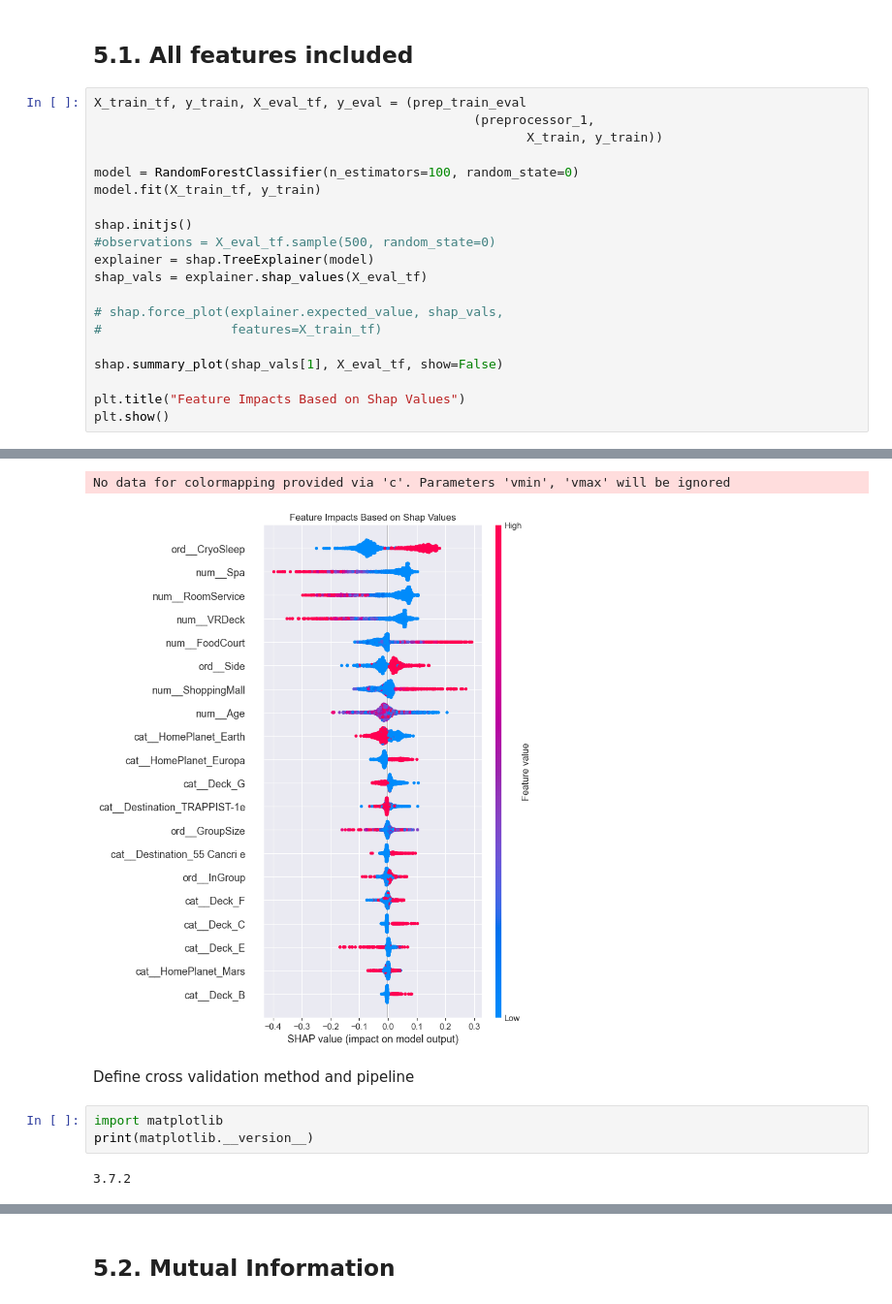
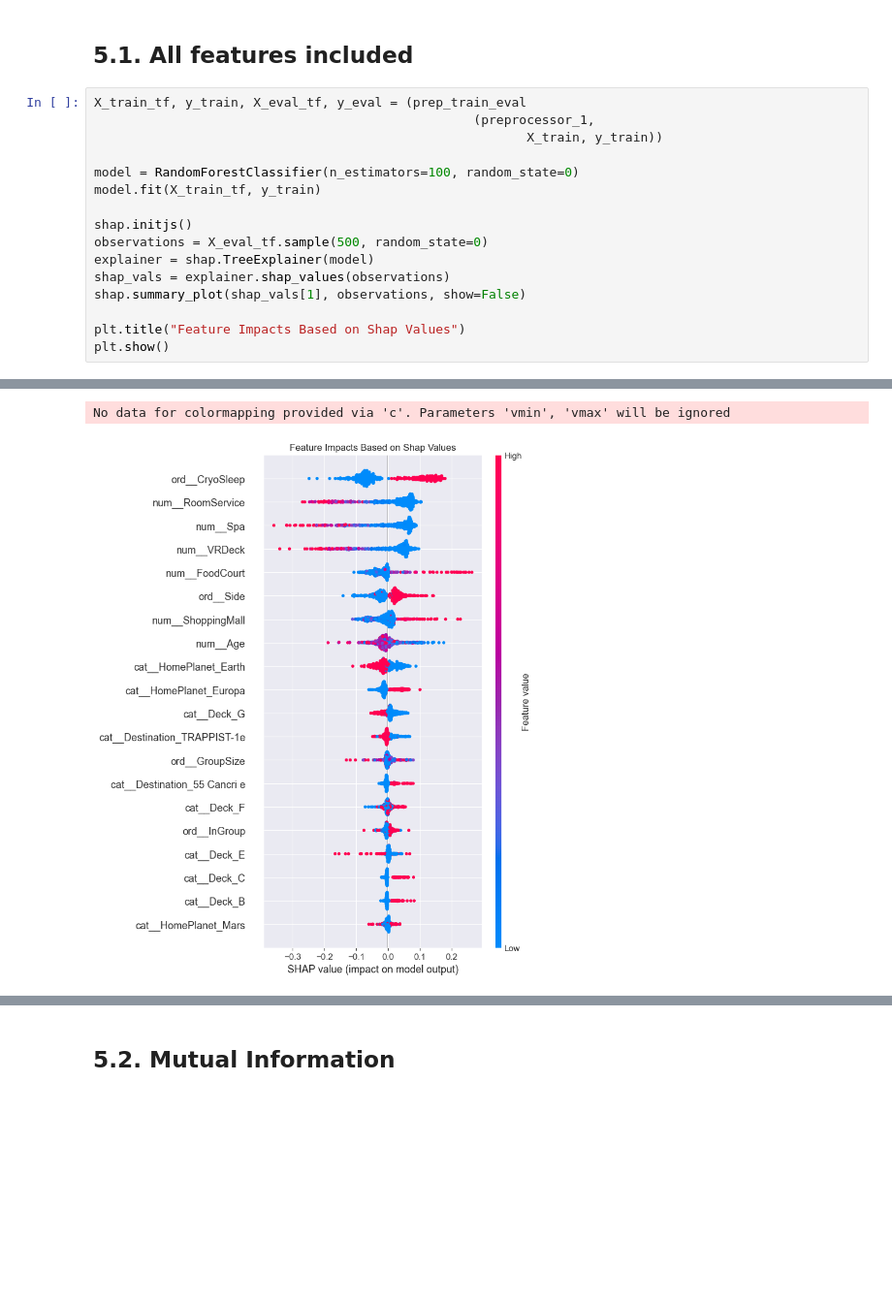
Before and after one commit to CelineChiLamNg/spaceship_prediction, a Jupyter notebook: spaceship_titanic.ipynb, the cells around one changed output, grey strips where cells are left out. Shown at 97% size. Drawn from its saved outputs; the diff is of its cells as text; blank space fills up the shorter version.

```diff
--- a/spaceship_titanic.ipynb
+++ b/spaceship_titanic.ipynb
@@ -786,31 +786,20 @@ Objective:<br>
 # %%
 X_train_tf, y_train, X_eval_tf, y_eval = (prep_train_eval
                                                   (preprocessor_1,
                                                          X_train, y_train))
 
 model = RandomForestClassifier(n_estimators=100, random_state=0)
 model.fit(X_train_tf, y_train)
 
 shap.initjs()
-#observations = X_eval_tf.sample(500, random_state=0)
+observations = X_eval_tf.sample(500, random_state=0)
 explainer = shap.TreeExplainer(model)
-shap_vals = explainer.shap_values(X_eval_tf)
-
-# shap.force_plot(explainer.expected_value, shap_vals,
-#                 features=X_train_tf)
-
-shap.summary_plot(shap_vals[1], X_eval_tf, show=False)
+shap_vals = explainer.shap_values(observations)
+shap.summary_plot(shap_vals[1], observations, show=False)
 
 plt.title("Feature Impacts Based on Shap Values")
 plt.show()
 # %% [output]
 [interactive output not drawn]
 No data for colormapping provided via 'c'. Parameters 'vmin', 'vmax' will be ignored
-[figure, old version]
+[figure, new version]
-# %% [markdown]
-Define cross validation method and pipeline
-# %%
-import matplotlib
-print(matplotlib.__version__)
-# %% [output]
-3.7.2
```
Also changed, not shown: parts of 9 cells of this notebook.
